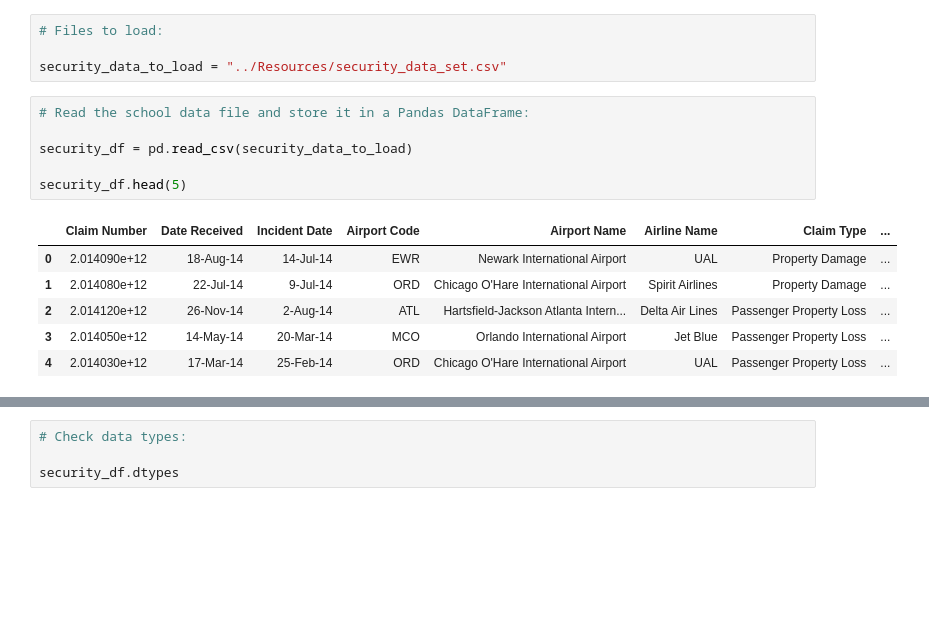
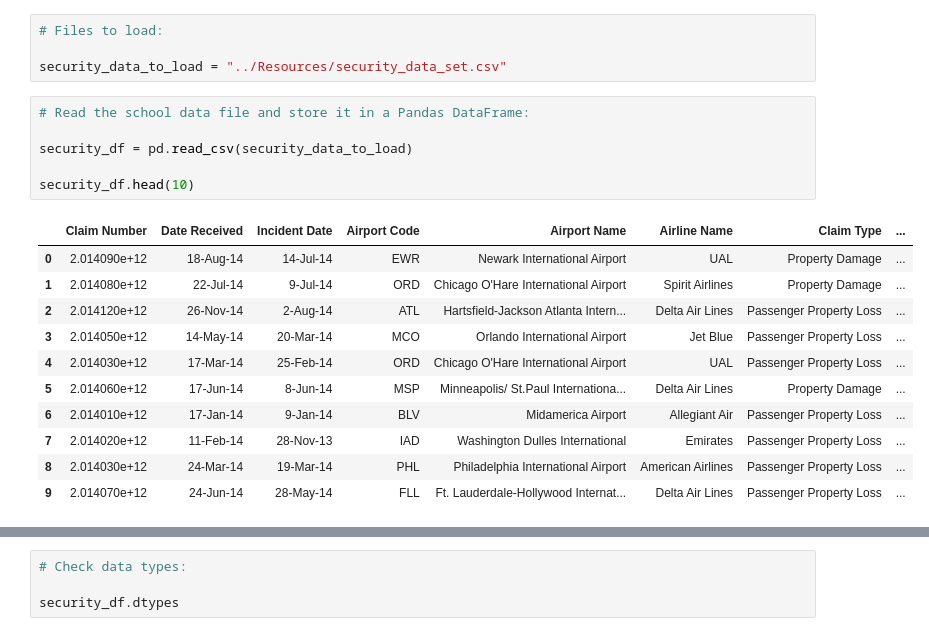
Before and after one commit to billywkim/Air_Travel_Analysis, a Jupyter notebook: Security_Delays/security_delays.ipynb, the cells around one changed output, grey strips where cells are left out. Cells and saved outputs as stored; diff of their text form; blank space fills up the shorter version.

Commit message:
updated security notebook

```diff
--- a/Security_Delays/security_delays.ipynb
+++ b/Security_Delays/security_delays.ipynb
@@ -11,16 +11,21 @@ security_data_to_load = "../Resources/security_data_set.csv"
 # %%
 # Read the school data file and store it in a Pandas DataFrame:
 
 security_df = pd.read_csv(security_data_to_load)
 
-security_df.head(5)
+security_df.head(10)
 # %% [output]
 |  | Claim Number | Date Received | Incident Date | Airport Code | Airport Name | Airline Name | Claim Type | ... |
 | 0 | 2.014090e+12 | 18-Aug-14 | 14-Jul-14 | EWR | Newark International Airport | UAL | Property Damage | ... |
 | 1 | 2.014080e+12 | 22-Jul-14 | 9-Jul-14 | ORD | Chicago O'Hare International Airport | Spirit Airlines | Property Damage | ... |
 | 2 | 2.014120e+12 | 26-Nov-14 | 2-Aug-14 | ATL | Hartsfield-Jackson Atlanta Intern... | Delta Air Lines | Passenger Property Loss | ... |
 | 3 | 2.014050e+12 | 14-May-14 | 20-Mar-14 | MCO | Orlando International Airport | Jet Blue | Passenger Property Loss | ... |
 | 4 | 2.014030e+12 | 17-Mar-14 | 25-Feb-14 | ORD | Chicago O'Hare International Airport | UAL | Passenger Property Loss | ... |
+| 5 | 2.014060e+12 | 17-Jun-14 | 8-Jun-14 | MSP | Minneapolis/ St.Paul Internationa... | Delta Air Lines | Property Damage | ... |
+| 6 | 2.014010e+12 | 17-Jan-14 | 9-Jan-14 | BLV | Midamerica Airport | Allegiant Air | Passenger Property Loss | ... |
+| 7 | 2.014020e+12 | 11-Feb-14 | 28-Nov-13 | IAD | Washington Dulles International | Emirates | Passenger Property Loss | ... |
+| 8 | 2.014030e+12 | 24-Mar-14 | 19-Mar-14 | PHL | Philadelphia International Airport | American Airlines | Passenger Property Loss | ... |
+| 9 | 2.014070e+12 | 24-Jun-14 | 28-May-14 | FLL | Ft. Lauderdale-Hollywood Internat... | Delta Air Lines | Passenger Property Loss | ... |
 # %%
 security_df.sample(5)
 # %% [output]
```
Also changed, not shown: parts of 1 cell of this notebook.
